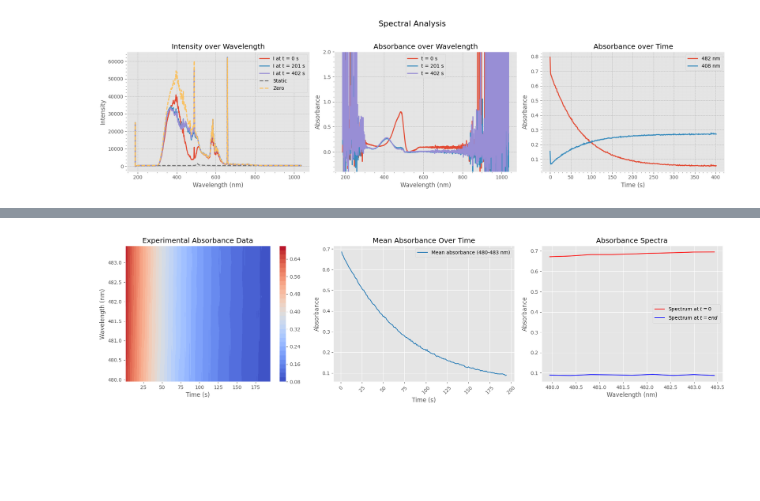
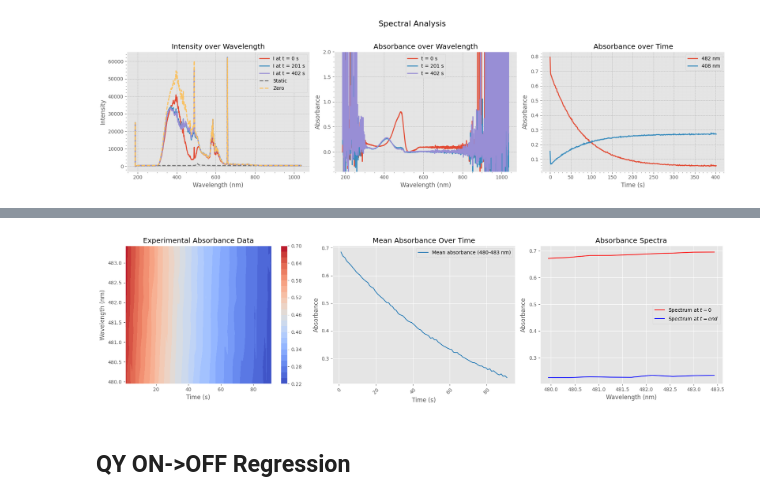
Before and after one commit to Alex6Crbt/XChroma, a Jupyter notebook: docs/source/examples/rsEGFP2WT.ipynb, the cells around one changed output, grey strips where cells are left out. Saved outputs shown, nothing was run; the diff lists cells and outputs as text; code cells hidden in the pictures; blank space fills up the shorter version.

```diff
--- a/docs/source/examples/rsEGFP2WT.ipynb
+++ b/docs/source/examples/rsEGFP2WT.ipynb
@@ -93,6 +132,4 @@ plt.show()
 # %%
-# la premiere mesure doit etre viré
-
 # Define wavelength range of interest
 wavelength_range = [480, 484]
 idx_range = np.argmin(np.abs(wavelengths[:, None] - wavelength_range), axis=0)
@@ -104,7 +141,7 @@ wavelengths_subset = wavelengths[idx_range[0]:idx_range[1]]
 
 # Filter out specific time points (e.g., first frame and last 300 entries)
 # Adjust indices as needed
-time_filter_indices = [0] + list(range(-200, 0))
+time_filter_indices = [0] + list(range(-300, 0))
 absorbance_subset = np.delete(absorbance_subset, time_filter_indices, axis=0)
 timestamps_filtered = np.delete(timestamps, time_filter_indices)
 
@@ -114,34 +151,36 @@ fig, axs = plt.subplots(1, 3, figsize=(18, 5))
 # --- 1. Absorbance Heatmap ---
 X, Y = np.meshgrid(timestamps_filtered, wavelengths_subset)
 contour = axs[0].contourf(X, Y, absorbance_subset.T, levels=30, cmap="coolwarm")
 axs[0].set_title("Experimental Absorbance Data")
 axs[0].set_xlabel("Time (s)")
 axs[0].set_ylabel("Wavelength (nm)")
 fig.colorbar(contour, ax=axs[0])
 
 # --- 2. Absorbance Over Time (Averaged Across Wavelength Range) ---
 mean_absorbance = np.mean(absorbance_subset, axis=1)
 axs[1].plot(timestamps_filtered, mean_absorbance, label=f"Mean absorbance ({wavelengths_subset[0]:.0f}-{wavelengths_subset[-1]:.0f} nm)", color='tab:blue')
 axs[1].set_title("Mean Absorbance Over Time")
 axs[1].set_xlabel("Time (s)")
 axs[1].set_ylabel("Absorbance")
 axs[1].tick_params(axis="x", rotation=45)
 axs[1].legend()
 axs[1].grid(True)
 
 # --- 3. Absorbance Spectrum at Start and End ---
 axs[2].plot(wavelengths_subset, absorbance_subset[0, :], label="Spectrum at $t=0$", color='red')
 axs[2].plot(wavelengths_subset, absorbance_subset[-1, :], label="Spectrum at $t=end$", color='blue')
 axs[2].set_title("Absorbance Spectra")
 axs[2].set_xlabel("Wavelength (nm)")
 axs[2].set_ylabel("Absorbance")
 axs[2].legend()
 axs[2].grid(True)
 
 plt.tight_layout()
 plt.show()
 # %% [output]
-[figure, old version]
+[figure, new version]
+# %% [markdown]
+## QY ON->OFF Regression
 # %%
 from scipy.integrate import solve_ivp
 from scipy.optimize import curve_fit
```
Also changed, not shown: parts of 15 cells of this notebook, 5 other files.
